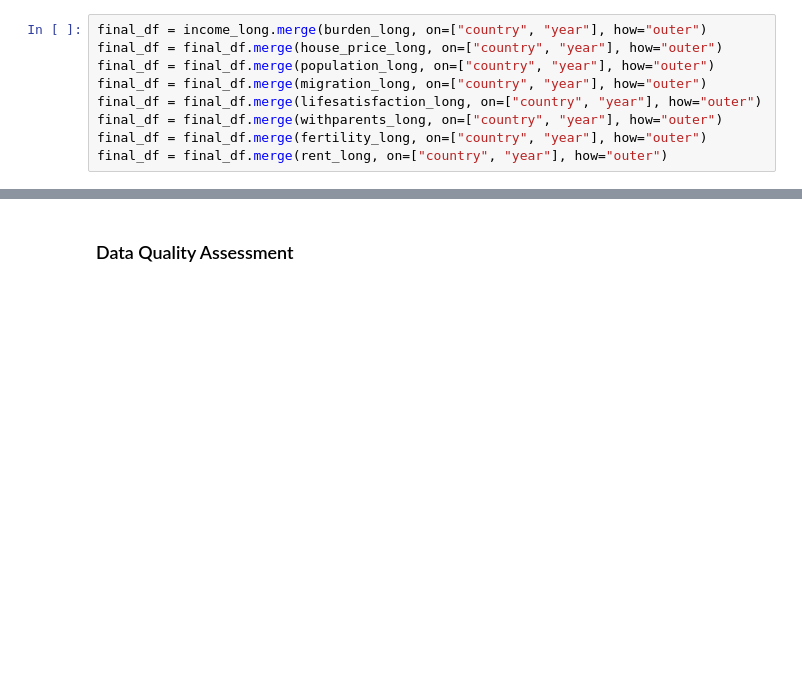
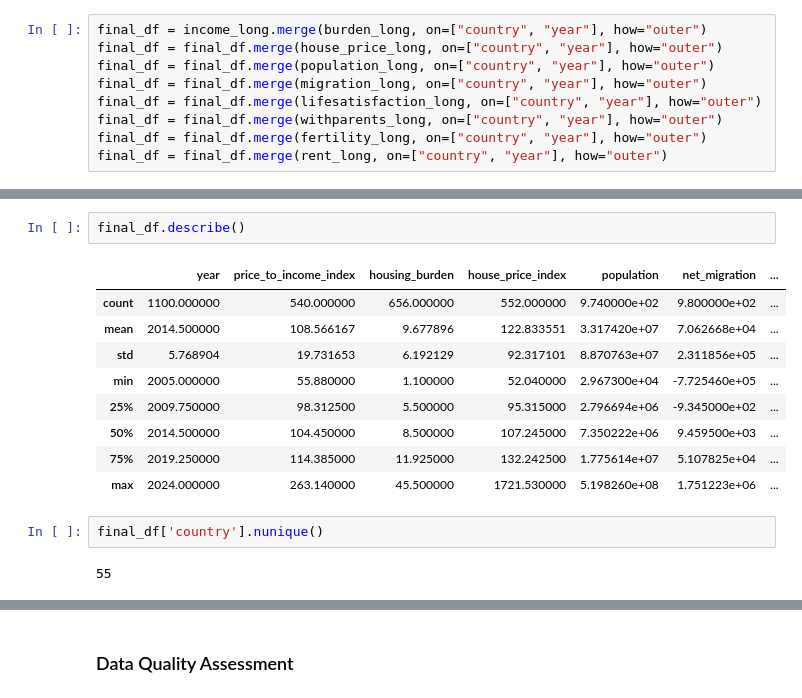
Before and after one commit to baktofebruary/InfoVis, a Jupyter notebook: notebooks/prepare_data.ipynb, the cells around one changed output, grey strips where cells are left out. Saved outputs shown, nothing was run; the diff lists cells and outputs as text; blank space fills up the shorter version.

```diff
--- a/notebooks/prepare_data.ipynb
+++ b/notebooks/prepare_data.ipynb
@@ -290,0 +336,16 @@ len(final_df)
+# %%
+final_df.describe()
+# %% [output]
+|  | year | price_to_income_index | housing_burden | house_price_index | population | net_migration | ... |
+| count | 1100.000000 | 540.000000 | 656.000000 | 552.000000 | 9.740000e+02 | 9.800000e+02 | ... |
+| mean | 2014.500000 | 108.566167 | 9.677896 | 122.833551 | 3.317420e+07 | 7.062668e+04 | ... |
+| std | 5.768904 | 19.731653 | 6.192129 | 92.317101 | 8.870763e+07 | 2.311856e+05 | ... |
+| min | 2005.000000 | 55.880000 | 1.100000 | 52.040000 | 2.967300e+04 | -7.725460e+05 | ... |
+| 25% | 2009.750000 | 98.312500 | 5.500000 | 95.315000 | 2.796694e+06 | -9.345000e+02 | ... |
+| 50% | 2014.500000 | 104.450000 | 8.500000 | 107.245000 | 7.350222e+06 | 9.459500e+03 | ... |
+| 75% | 2019.250000 | 114.385000 | 11.925000 | 132.242500 | 1.775614e+07 | 5.107825e+04 | ... |
+| max | 2024.000000 | 263.140000 | 45.500000 | 1721.530000 | 5.198260e+08 | 1.751223e+06 | ... |
+# %%
+final_df['country'].nunique()
+# %% [output]
+55
```
Also changed, not shown: parts of 11 cells of this notebook, 2 other files.
